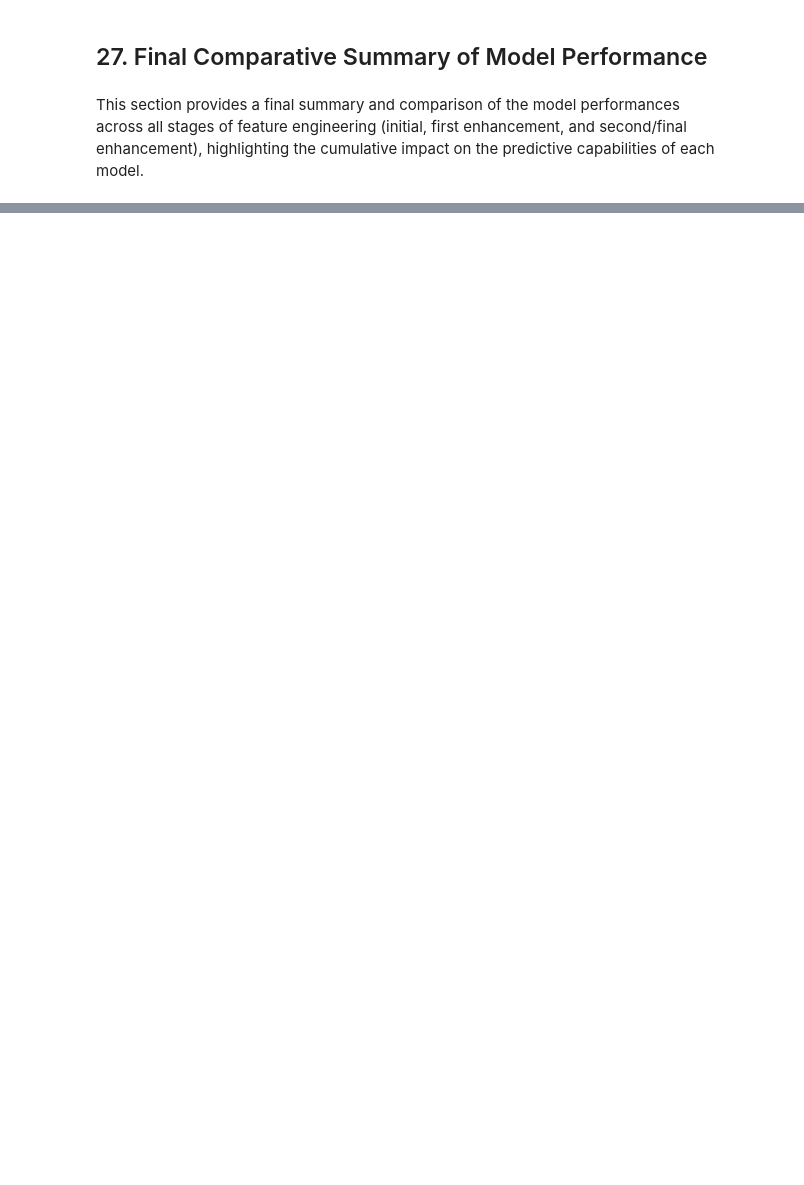
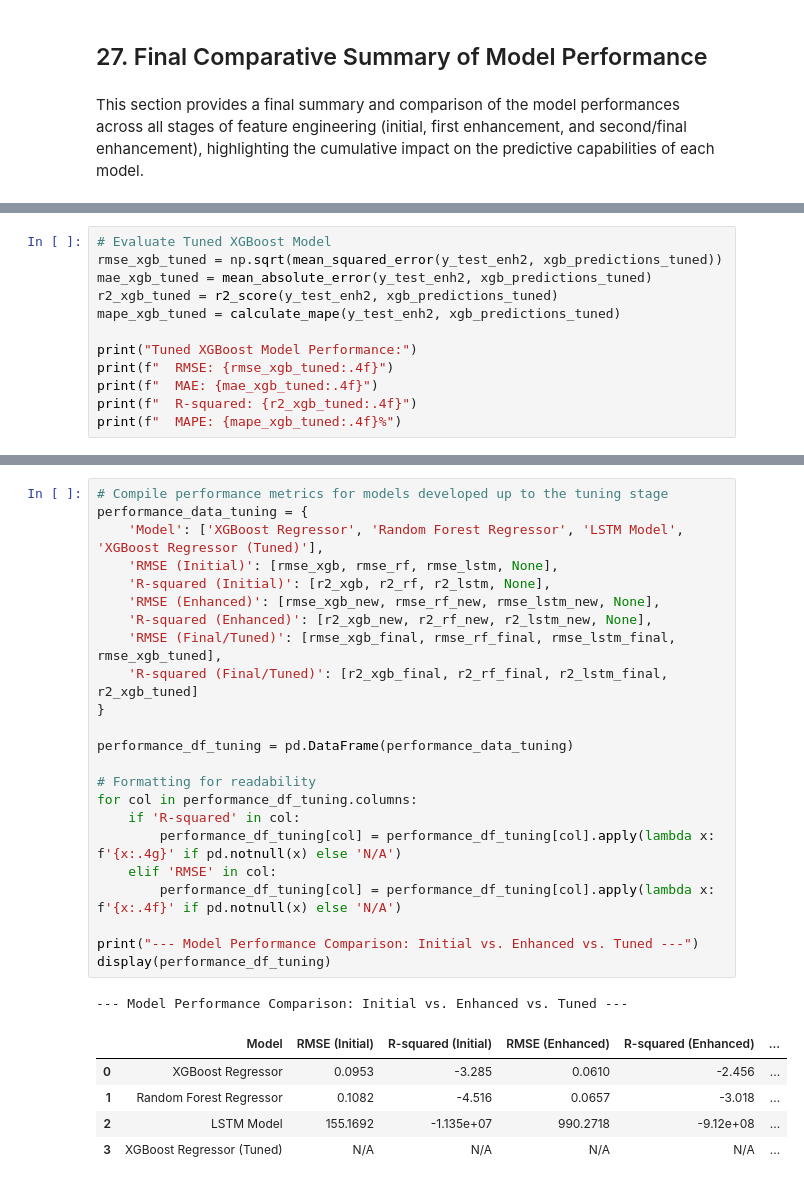
Before and after one commit to varunpkv/RBA-Payment-Trends-Capstone, a Jupyter notebook: RBA_Payment_Trends_Forecasting_and_Shift_Detection.ipynb, the cells around one changed output, grey strips where cells are left out. Saved outputs shown, nothing was run; the diff lists cells and outputs as text; blank space fills up the shorter version.

```diff
--- a/RBA_Payment_Trends_Forecasting_and_Shift_Detection.ipynb
+++ b/RBA_Payment_Trends_Forecasting_and_Shift_Detection.ipynb
@@ -1862,0 +1966,12 @@ This section provides a final summary and comparison of the model performances a
+# %%
+# Evaluate Tuned XGBoost Model
+rmse_xgb_tuned = np.sqrt(mean_squared_error(y_test_enh2, xgb_predictions_tuned))
+mae_xgb_tuned = mean_absolute_error(y_test_enh2, xgb_predictions_tuned)
+r2_xgb_tuned = r2_score(y_test_enh2, xgb_predictions_tuned)
+mape_xgb_tuned = calculate_mape(y_test_enh2, xgb_predictions_tuned)
+
+print("Tuned XGBoost Model Performance:")
+print(f"  RMSE: {rmse_xgb_tuned:.4f}")
+print(f"  MAE: {mae_xgb_tuned:.4f}")
+print(f"  R-squared: {r2_xgb_tuned:.4f}")
+print(f"  MAPE: {mape_xgb_tuned:.4f}%")
@@ -1862,0 +2013,30 @@ This section provides a final summary and comparison of the model performances a
+# %%
+# Compile performance metrics for models developed up to the tuning stage
+performance_data_tuning = {
+    'Model': ['XGBoost Regressor', 'Random Forest Regressor', 'LSTM Model', 'XGBoost Regressor (Tuned)'],
+    'RMSE (Initial)': [rmse_xgb, rmse_rf, rmse_lstm, None],
+    'R-squared (Initial)': [r2_xgb, r2_rf, r2_lstm, None],
+    'RMSE (Enhanced)': [rmse_xgb_new, rmse_rf_new, rmse_lstm_new, None],
+    'R-squared (Enhanced)': [r2_xgb_new, r2_rf_new, r2_lstm_new, None],
+    'RMSE (Final/Tuned)': [rmse_xgb_final, rmse_rf_final, rmse_lstm_final, rmse_xgb_tuned],
+    'R-squared (Final/Tuned)': [r2_xgb_final, r2_rf_final, r2_lstm_final, r2_xgb_tuned]
+}
+
+performance_df_tuning = pd.DataFrame(performance_data_tuning)
+
+# Formatting for readability
+for col in performance_df_tuning.columns:
+    if 'R-squared' in col:
+        performance_df_tuning[col] = performance_df_tuning[col].apply(lambda x: f'{x:.4g}' if pd.notnull(x) else 'N/A')
+    elif 'RMSE' in col:
+        performance_df_tuning[col] = performance_df_tuning[col].apply(lambda x: f'{x:.4f}' if pd.notnull(x) else 'N/A')
+
+print("--- Model Performance Comparison: Initial vs. Enhanced vs. Tuned ---")
+display(performance_df_tuning)
+# %% [output]
+--- Model Performance Comparison: Initial vs. Enhanced vs. Tuned ---
+|  | Model | RMSE (Initial) | R-squared (Initial) | RMSE (Enhanced) | R-squared (Enhanced) | ... |
+| 0 | XGBoost Regressor | 0.0953 | -3.285 | 0.0610 | -2.456 | ... |
+| 1 | Random Forest Regressor | 0.1082 | -4.516 | 0.0657 | -3.018 | ... |
+| 2 | LSTM Model | 155.1692 | -1.135e+07 | 990.2718 | -9.12e+08 | ... |
+| 3 | XGBoost Regressor (Tuned) | N/A | N/A | N/A | N/A | ... |
```
Also changed, not shown: parts of 45 cells of this notebook.
